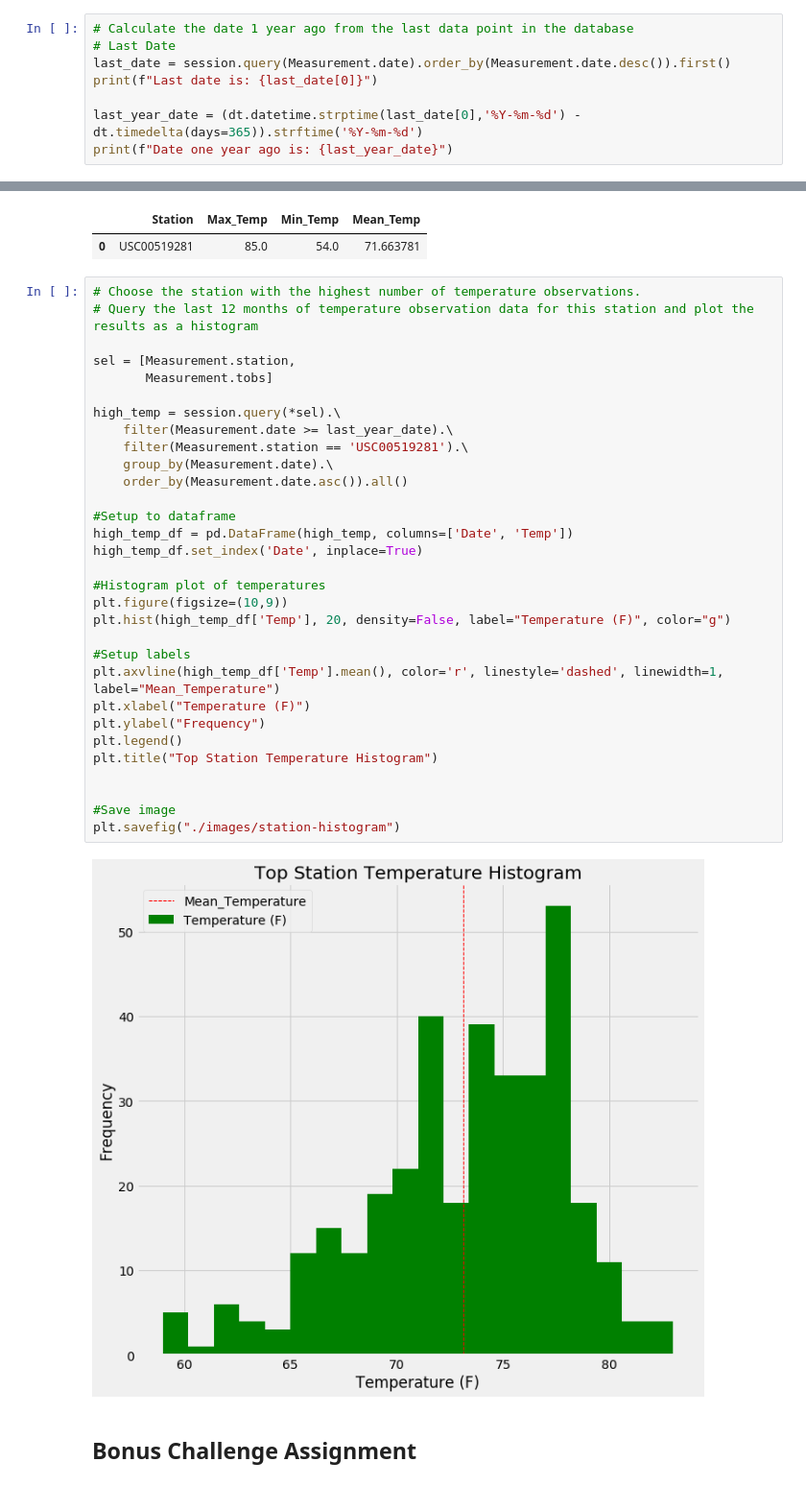
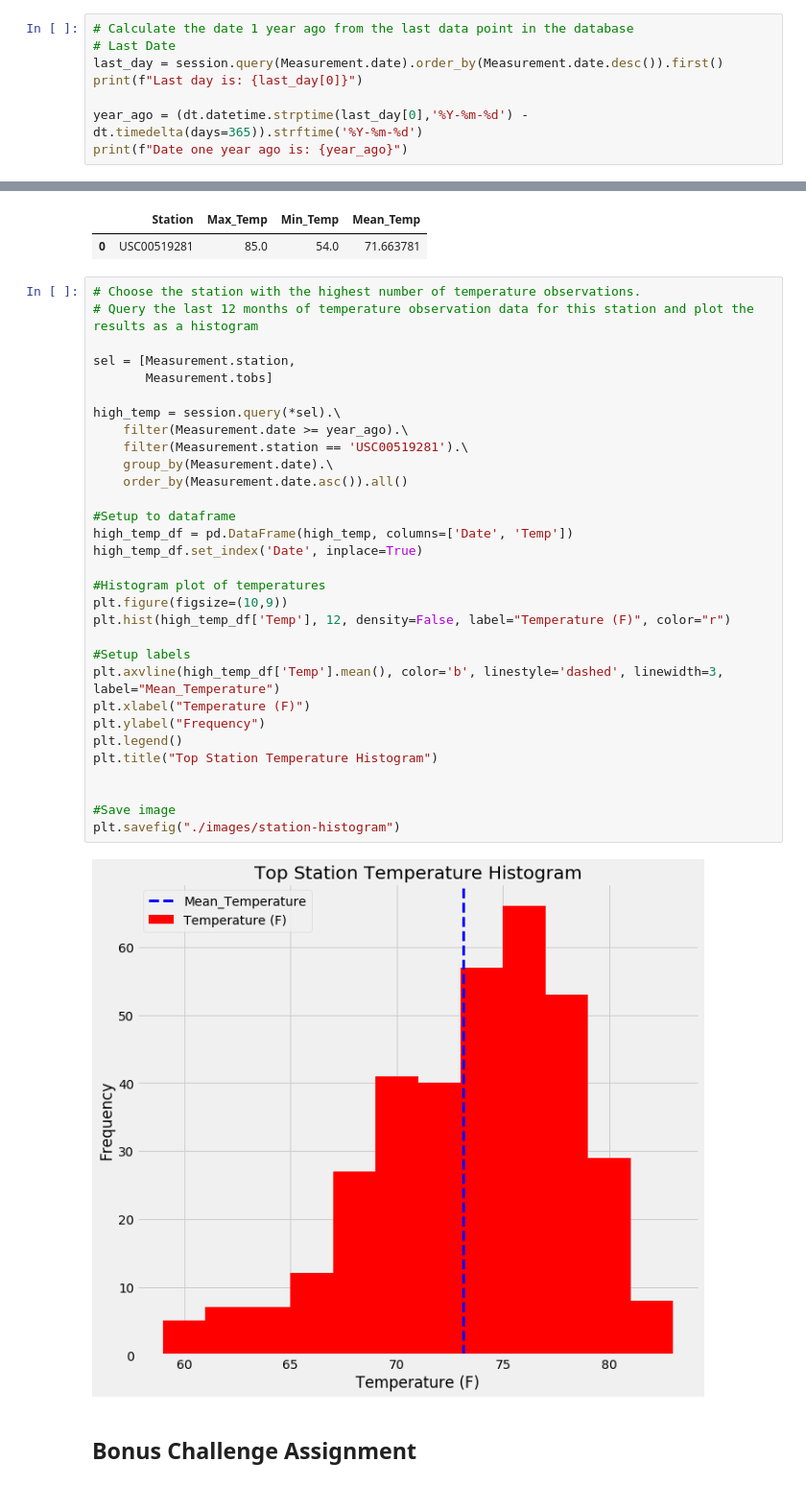
Before and after one commit to Sanjaye22/sqlalchemy-challenge, a Jupyter notebook: climate_starter.ipynb, the cells around one changed output, grey strips where cells are left out. Shown: that part at 96% size. Drawn from its saved outputs; the diff is of its cells as text.

```diff
--- a/climate_starter.ipynb
+++ b/climate_starter.ipynb
@@ -91,9 +93,9 @@ engine.execute('SELECT * FROM Station LIMIT 5').fetchall()
 # %%
 # Calculate the date 1 year ago from the last data point in the database
 # Last Date
-last_date = session.query(Measurement.date).order_by(Measurement.date.desc()).first()
-print(f"Last date is: {last_date[0]}")
+last_day = session.query(Measurement.date).order_by(Measurement.date.desc()).first()
+print(f"Last day is: {last_day[0]}")
 
-last_year_date = (dt.datetime.strptime(last_date[0],'%Y-%m-%d') - dt.timedelta(days=365)).strftime('%Y-%m-%d')
-print(f"Date one year ago is: {last_year_date}")
+year_ago = (dt.datetime.strptime(last_day[0],'%Y-%m-%d') - dt.timedelta(days=365)).strftime('%Y-%m-%d')
+print(f"Date one year ago is: {year_ago}")
 # %% [output]
@@ -198,36 +200,36 @@ stats_df
 # %%
 # Choose the station with the highest number of temperature observations.
 # Query the last 12 months of temperature observation data for this station and plot the results as a histogram
 
 sel = [Measurement.station,
        Measurement.tobs]
 
 high_temp = session.query(*sel).\
-    filter(Measurement.date >= last_year_date).\
+    filter(Measurement.date >= year_ago).\
     filter(Measurement.station == 'USC00519281').\
     group_by(Measurement.date).\
     order_by(Measurement.date.asc()).all()
 
 #Setup to dataframe
 high_temp_df = pd.DataFrame(high_temp, columns=['Date', 'Temp'])
 high_temp_df.set_index('Date', inplace=True)
 
 #Histogram plot of temperatures
 plt.figure(figsize=(10,9))
-plt.hist(high_temp_df['Temp'], 20, density=False, label="Temperature (F)", color="g")
+plt.hist(high_temp_df['Temp'], 12, density=False, label="Temperature (F)", color="r")
 
 #Setup labels
-plt.axvline(high_temp_df['Temp'].mean(), color='r', linestyle='dashed', linewidth=1, label="Mean_Temperature")
+plt.axvline(high_temp_df['Temp'].mean(), color='b', linestyle='dashed', linewidth=3, label="Mean_Temperature")
 plt.xlabel("Temperature (F)")
 plt.ylabel("Frequency")
 plt.legend()
 plt.title("Top Station Temperature Histogram")
 
 
 #Save image
 plt.savefig("./images/station-histogram")
 # %% [output]
-[figure, old version]
+[figure, new version]
 # %% [markdown]
 ## Bonus Challenge Assignment
 # %%
```
Also changed, not shown: parts of 17 cells of this notebook, 7 other files.
